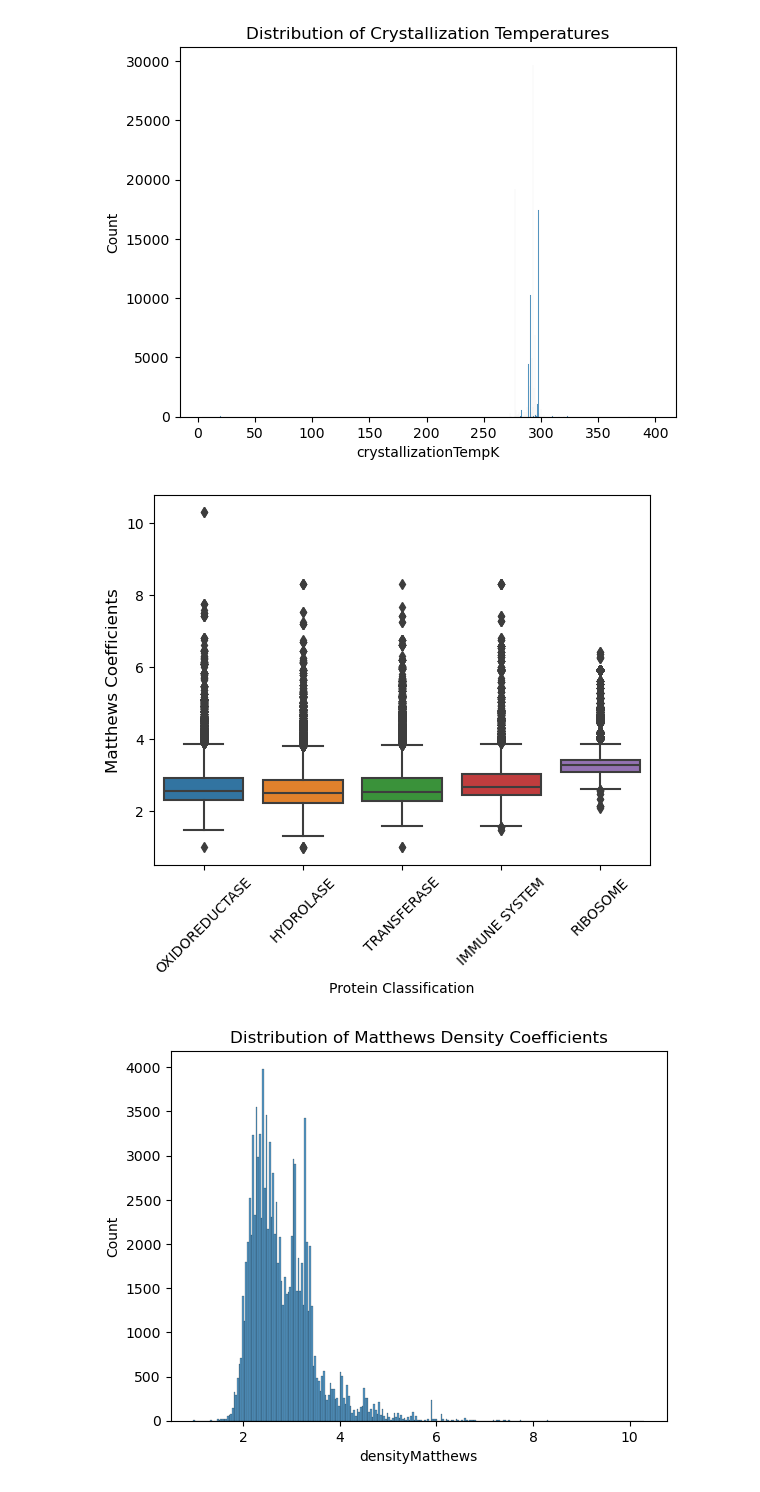
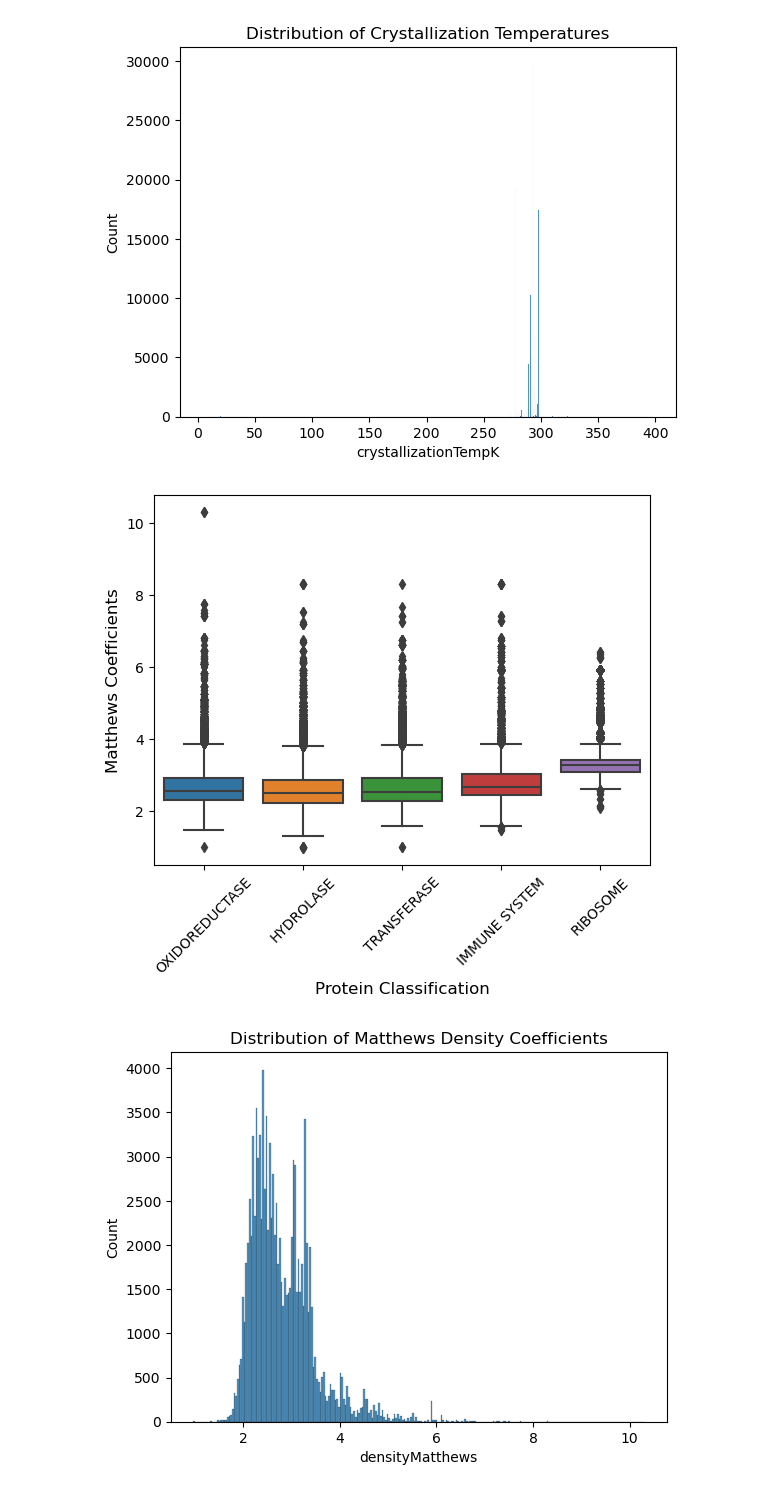
Before and after one commit to sramshey/emeritus, a Jupyter notebook: molecule_classifier.ipynb, the cells around one changed output. Cells and saved outputs as stored; diff of their text form; code cells hidden in the pictures.

```diff
--- a/molecule_classifier.ipynb
+++ b/molecule_classifier.ipynb
@@ -245,15 +245,15 @@ plt.show()
 # %%
 # densityMatthews
 # a coefficient that relates the volume of a protein crystal to the molecular weight
 
 plt.figure()
 sns.boxplot(data=mol_class_df_cleaned, x="classification", y="densityMatthews")
 plt.ylabel("Matthews Coefficients", fontsize=12)
-plt.xlabel("Protein Classification")
+plt.xlabel("Protein Classification", fontsize=12)
 plt.xticks(rotation=45)
 plt.show()
 # %% [output]
-[figure, old version]
+[figure, new version]
 # %%
 # distribution of densityMatthews coefficients
 
```
Also changed, not shown: parts of 7 cells of this notebook.
